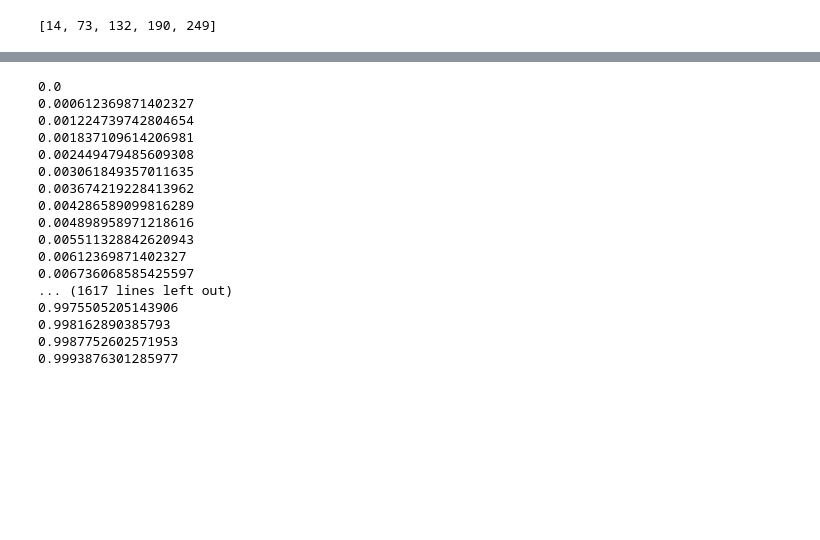
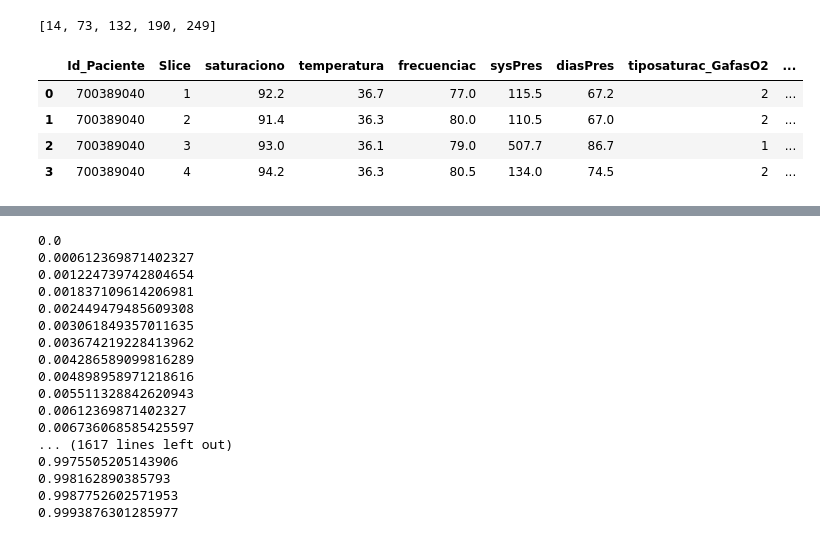
Before and after one commit to sergio-qp/TFM-covid, a Jupyter notebook: tfm_regressions.ipynb, the cells around one changed output, grey strips where cells are left out. Saved outputs shown, nothing was run; the diff lists cells and outputs as text; code cells hidden in the pictures; blank space fills up the shorter version.

```diff
--- a/tfm_regressions.ipynb
+++ b/tfm_regressions.ipynb
@@ -105,2 +124,12 @@ def columnize(table):
     table.columns = ["_".join(map(str, a)) for a in table.columns.to_flat_index()]
     return table
+# %%
+#I wanna add a variable to clarify when a region is missing metrics
+#easiest clean is just replace nans with the column mean.... so im gonna do that...
+compress(trimlist[400],plist)
+# %% [output]
+|  | Id_Paciente | Slice | saturaciono | temperatura | frecuenciac | sysPres | diasPres | tiposaturac_GafasO2 | ... |
+| 0 | 700389040 | 1 | 92.2 | 36.7 | 77.0 | 115.5 | 67.2 | 2 | ... |
+| 1 | 700389040 | 2 | 91.4 | 36.3 | 80.0 | 110.5 | 67.0 | 2 | ... |
+| 2 | 700389040 | 3 | 93.0 | 36.1 | 79.0 | 507.7 | 86.7 | 1 | ... |
+| 3 | 700389040 | 4 | 94.2 | 36.3 | 80.5 | 134.0 | 74.5 | 2 | ... |
```
Also changed, not shown: parts of 23 cells of this notebook.
